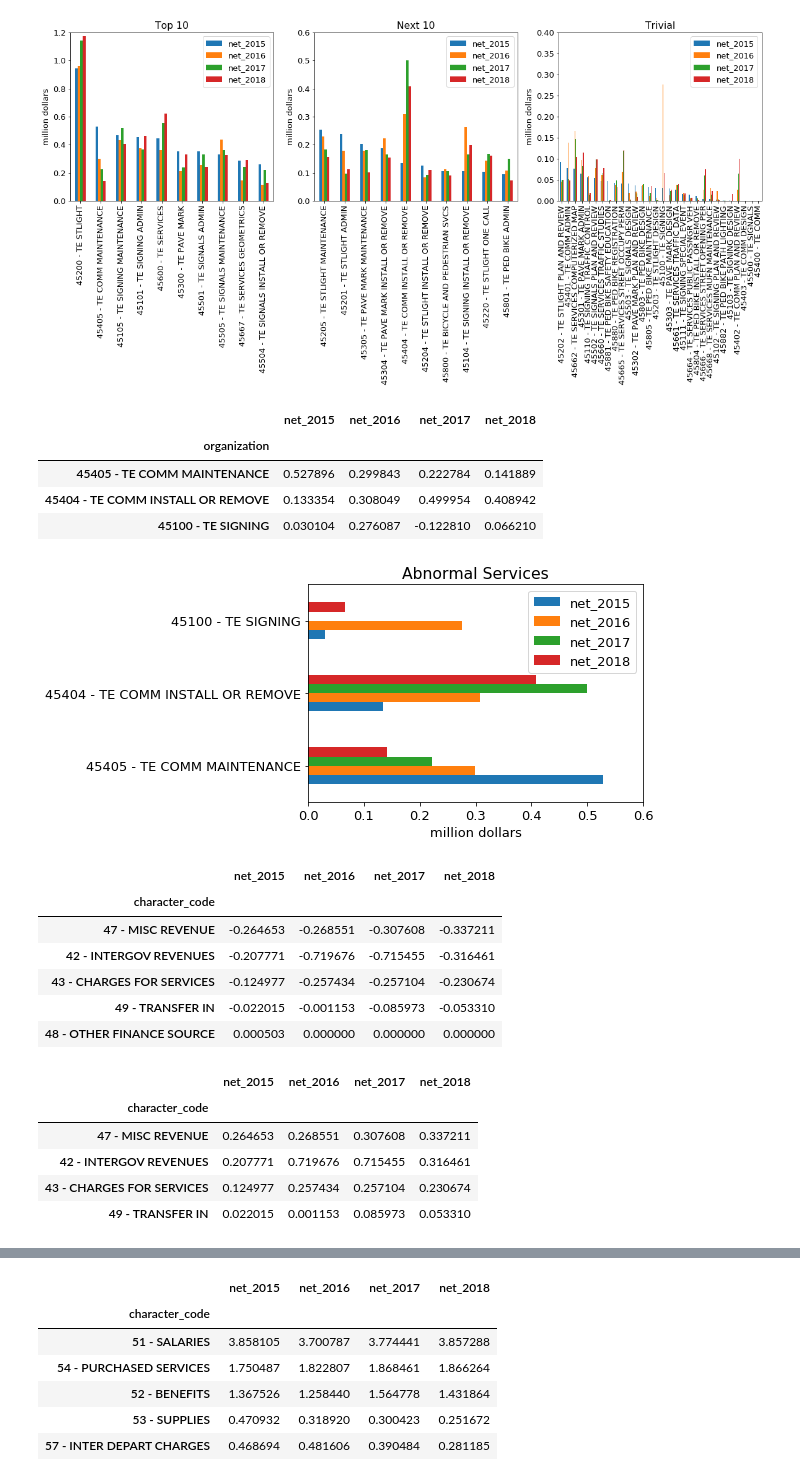
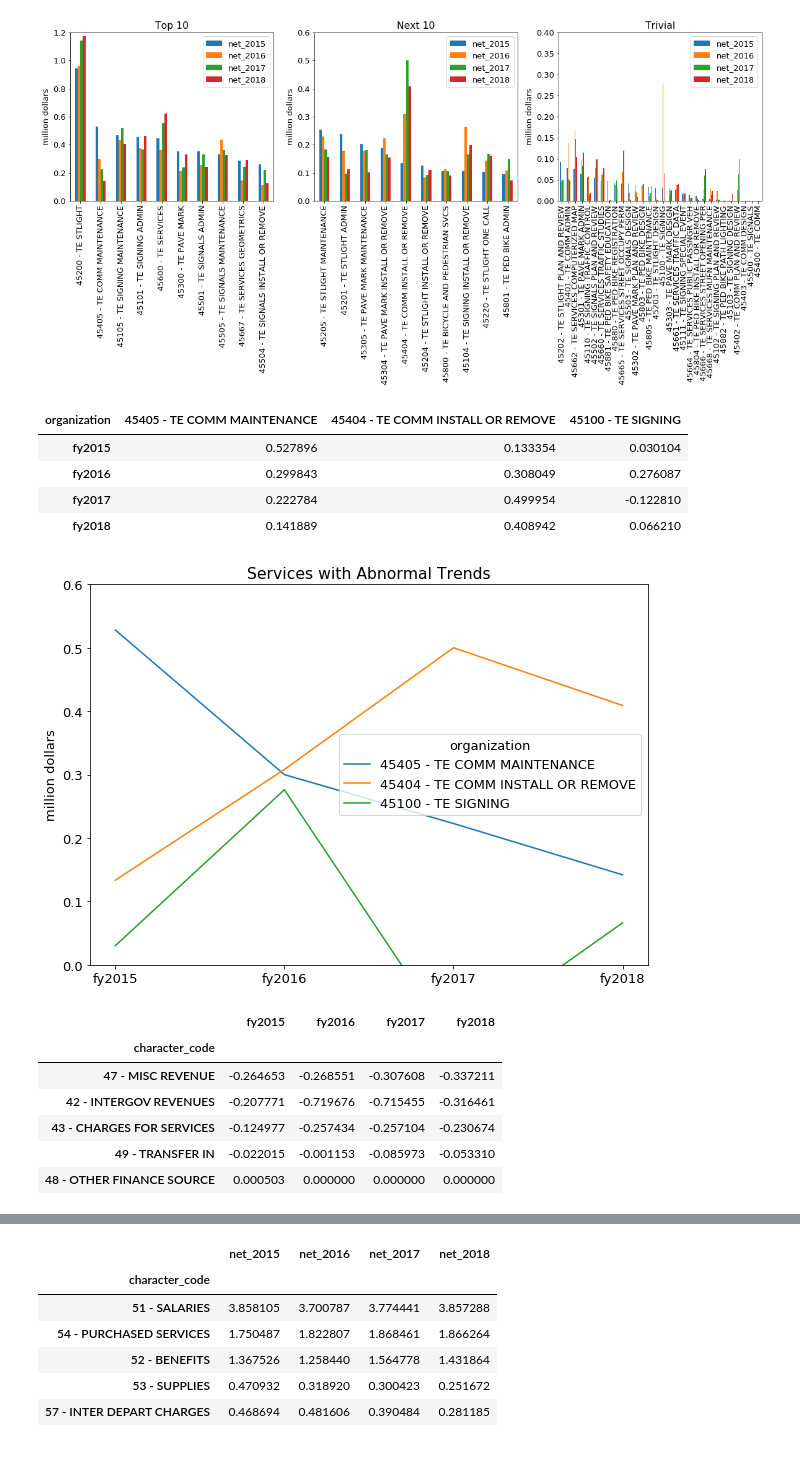
Before and after one commit to Kuku2333/s19-city-t3, a Jupyter notebook: yuankun.ipynb, the cells around one changed output, grey strips where cells are left out. Drawn from its saved outputs; the diff is of its cells as text; code cells hidden in the pictures.

```diff
--- a/yuankun.ipynb
+++ b/yuankun.ipynb
@@ -179,37 +179,38 @@ None
 #Communication installation and removal, why increasing so fast???
 #What happened to Signing in 2016???
 # %%
-pd_te_abn = pd.read_sql('SELECT organization, SUM(fy2015) as net_2015, SUM(fy2016) as net_2016, SUM(fy2017) as net_2017, SUM(fy2018) as net_2018 '
+pd_te_abn = pd.read_sql('SELECT organization, SUM(fy2015) as fy2015, SUM(fy2016) as fy2016, SUM(fy2017) as fy2017, SUM(fy2018) as fy2018 '
                     'FROM expenditure_table '
                     'WHERE agency = "45 -  TRAFFIC ENGINEERING" '
                     'GROUP BY organization '
                     'HAVING organization = "45405 - TE COMM MAINTENANCE" OR organization = "45404 - TE COMM INSTALL OR REMOVE" OR organization = "45100 - TE SIGNING" '
-                    'ORDER BY net_2015 DESC ', conn)
-pd_te_abn = pd_te_abn.set_index('organization')
+                    'ORDER BY fy2015 DESC ', conn)
+pd_te_abn = pd_te_abn.set_index('organization').T
 pd_te_abn
 # %% [output]
-|  | net_2015 | net_2016 | net_2017 | net_2018 |
-| organization |  |  |  |  |
-| 45405 - TE COMM MAINTENANCE | 0.527896 | 0.299843 | 0.222784 | 0.141889 |
-| 45404 - TE COMM INSTALL OR REMOVE | 0.133354 | 0.308049 | 0.499954 | 0.408942 |
-| 45100 - TE SIGNING | 0.030104 | 0.276087 | -0.122810 | 0.066210 |
+| organization | 45405 - TE COMM MAINTENANCE | 45404 - TE COMM INSTALL OR REMOVE | 45100 - TE SIGNING |
+| fy2015 | 0.527896 | 0.133354 | 0.030104 |
+| fy2016 | 0.299843 | 0.308049 | 0.276087 |
+| fy2017 | 0.222784 | 0.499954 | -0.122810 |
+| fy2018 | 0.141889 | 0.408942 | 0.066210 |
 # %%
-ax = pd_te_abn.plot.barh(xlim=(0,0.6), title='Abnormal Services')
-ax.set_ylabel('')
-ax.set_xlabel('million dollars')
+ax = pd_te_abn.plot.line(ylim=(0,0.6), title='Services with Abnormal Trends', figsize=(10,7))
+ax.set_xticks([0,1,2,3])
+ax.set_xticklabels(pd_te_abn.index)
+ax.set_ylabel('million dollars')
 None
 # %% [output]
-[figure, old version]
+[figure, new version]
 # %%
-pd_te_rev = pd.read_sql('SELECT character_code, SUM(fy2015) as net_2015, SUM(fy2016) as net_2016, SUM(fy2017) as net_2017, SUM(fy2018) as net_2018 '
+pd_te_rev = pd.read_sql('SELECT character_code, SUM(fy2015) as fy2015, SUM(fy2016) as fy2016, SUM(fy2017) as fy2017, SUM(fy2018) as fy2018 '
                     'FROM expenditure_table '
                     'WHERE agency = "45 -  TRAFFIC ENGINEERING" AND account_type = "Revenue" '
                     'GROUP BY character_code '
-                    'ORDER BY net_2015 ASC ', conn)
+                    'ORDER BY fy2015 ASC ', conn)
 pd_te_rev = pd_te_rev.set_index('character_code')
 pd_te_rev
 # %% [output]
-|  | net_2015 | net_2016 | net_2017 | net_2018 |
+|  | fy2015 | fy2016 | fy2017 | fy2018 |
 | character_code |  |  |  |  |
 | 47 - MISC REVENUE | -0.264653 | -0.268551 | -0.307608 | -0.337211 |
 | 42 - INTERGOV REVENUES | -0.207771 | -0.719676 | -0.715455 | -0.316461 |
@@ -217,17 +218,10 @@ pd_te_rev
 | 49 - TRANSFER IN | -0.022015 | -0.001153 | -0.085973 | -0.053310 |
 | 48 - OTHER FINANCE SOURCE | 0.000503 | 0.000000 | 0.000000 | 0.000000 |
 # %%
-pd_te_rev['net_2015'] *= (-1)
-pd_te_rev['net_2016'] *= (-1)
-pd_te_rev['net_2017'] *= (-1)
-pd_te_rev['net_2018'] *= (-1)
+pd_te_rev['fy2015'] *= (-1)
+pd_te_rev['fy2016'] *= (-1)
+pd_te_rev['fy2017'] *= (-1)
+pd_te_rev['fy2018'] *= (-1)
 pd_te_rev = pd_te_rev.drop('48 - OTHER FINANCE SOURCE')
-pd_te_rev
+pd_te_rev = pd_te_rev.T
-# %% [output]
-|  | net_2015 | net_2016 | net_2017 | net_2018 |
-| character_code |  |  |  |  |
-| 47 - MISC REVENUE | 0.264653 | 0.268551 | 0.307608 | 0.337211 |
-| 42 - INTERGOV REVENUES | 0.207771 | 0.719676 | 0.715455 | 0.316461 |
-| 43 - CHARGES FOR SERVICES | 0.124977 | 0.257434 | 0.257104 | 0.230674 |
-| 49 - TRANSFER IN | 0.022015 | 0.001153 | 0.085973 | 0.053310 |
 # %%
```
Also changed, not shown: parts of 3 cells of this notebook.
